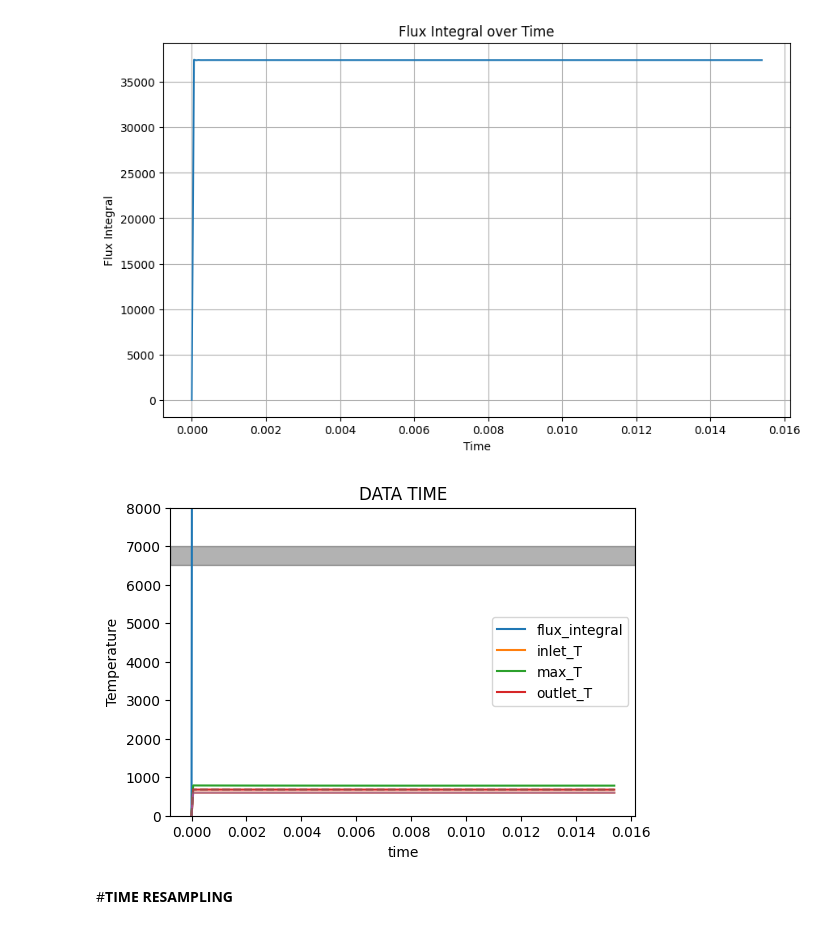
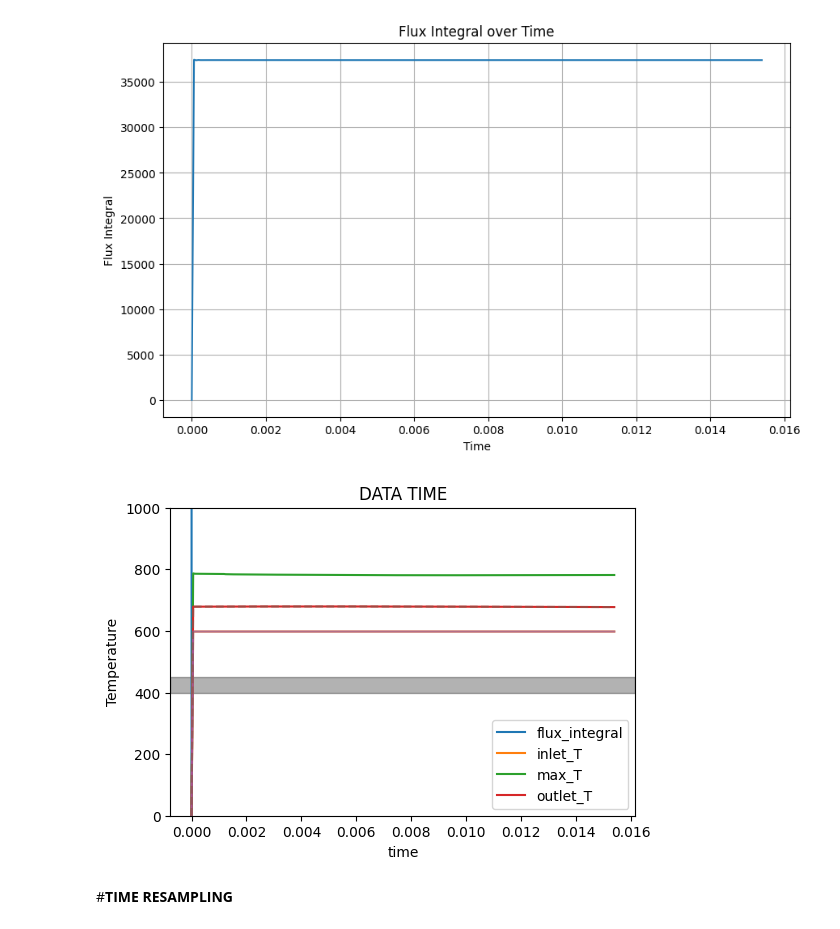
Before and after one commit to shriyageetika/PHYSICS-DATA, a Jupyter notebook: PHYSICS_DATA 01.ipynb, the cells around one changed output. Drawn from its saved outputs; the diff is of its cells as text; code cells hidden in the pictures.

```diff
--- a/PHYSICS_DATA 01.ipynb
+++ b/PHYSICS_DATA 01.ipynb
@@ -23,7 +23,7 @@ Saving time.csv to time (1).csv
 import pandas as pd
 import io
 
-df = pd.read_csv(io.BytesIO(uploaded['time (1).csv']))
+df = pd.read_csv(io.BytesIO(uploaded['time.csv']))
 print(df.head(n=36))
 # %% [output]
         time  flux_integral  inlet_T       max_T    outlet_T
@@ -163,21 +164,21 @@ plt.show()
 # %%
 df_time = df.set_index('time')
 df_time.head()
 ax = df_time.plot(fontsize=10,figsize=(6,4),title='DATA TIME')
 # Plotting both inlet_T and outlet_T
 ax.plot(df['time'], df['inlet_T'], linestyle='-', alpha=0.7)
 ax.plot(df['time'], df['outlet_T'], linestyle='--', alpha=0.7)
 ax.set_xlabel('time')
 ax.set_ylabel('Temperature')
-ax.axhspan(7000, 6500, color='black', alpha=0.3)
+ax.axhspan(450, 400, color='black', alpha=0.3)
 plt.legend()
 
 # Set y-axis range
-ax.set_ylim(0, 8000)
+ax.set_ylim(0, 1000)
 
 plt.show()
 # %% [output]
-[figure, old version]
+[figure, new version]
 # %% [markdown]
 #**TIME RESAMPLING**
 # %%
```
Also changed, not shown: parts of 3 cells of this notebook.
